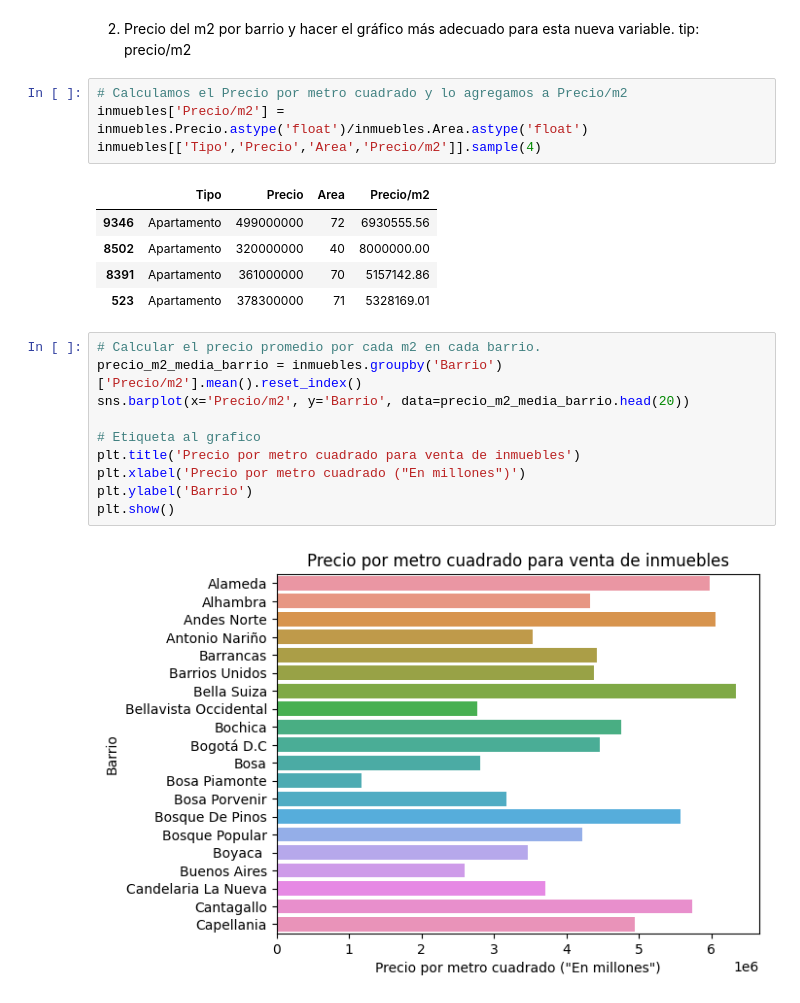
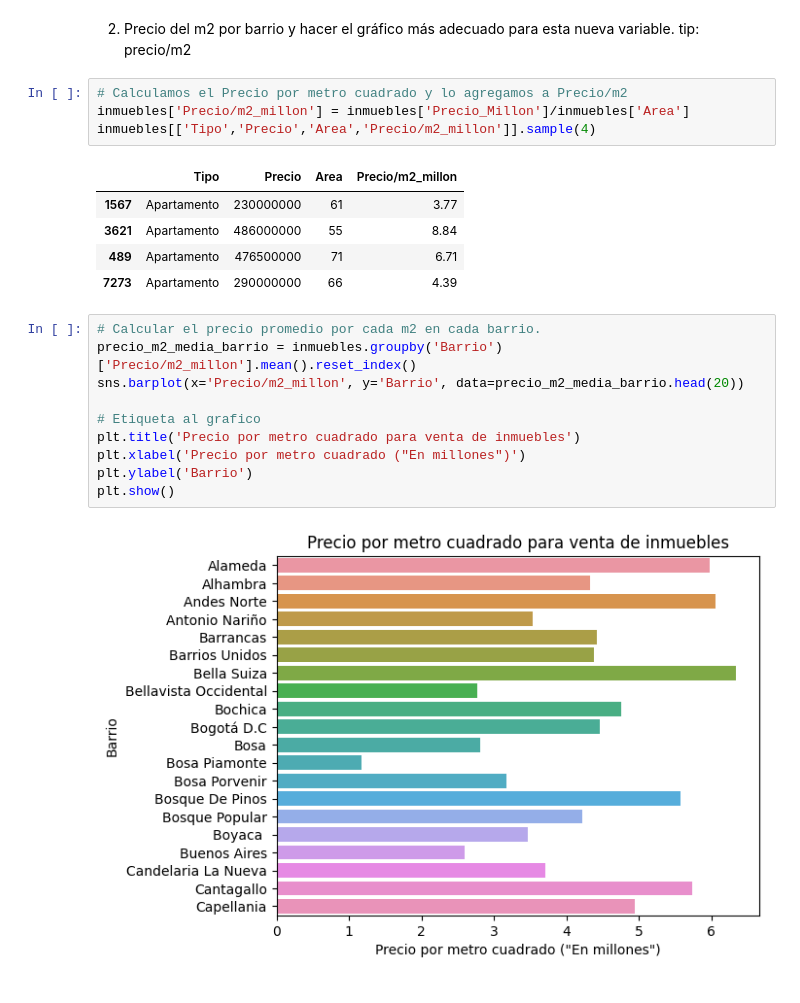
Before and after one commit to nat7e/InmersionAluraLatamDatos, a Jupyter notebook: INMERSION_DATOS_AULA_2.ipynb, the cells around one changed output. Saved outputs shown, nothing was run; the diff lists cells and outputs as text.

```diff
--- a/INMERSION_DATOS_AULA_2.ipynb
+++ b/INMERSION_DATOS_AULA_2.ipynb
@@ -528,23 +528,23 @@ plt.show()
 2. Precio del m2 por barrio y hacer el gráfico más adecuado para esta nueva variable. tip: precio/m2
 # %%
 # Calculamos el Precio por metro cuadrado y lo agregamos a Precio/m2
-inmuebles['Precio/m2'] = inmuebles.Precio.astype('float')/inmuebles.Area.astype('float')
-inmuebles[['Tipo','Precio','Area','Precio/m2']].sample(4)
+inmuebles['Precio/m2_millon'] = inmuebles['Precio_Millon']/inmuebles['Area']
+inmuebles[['Tipo','Precio','Area','Precio/m2_millon']].sample(4)
 # %% [output]
-|  | Tipo | Precio | Area | Precio/m2 |
-| 9346 | Apartamento | 499000000 | 72 | 6930555.56 |
-| 8502 | Apartamento | 320000000 | 40 | 8000000.00 |
-| 8391 | Apartamento | 361000000 | 70 | 5157142.86 |
-| 523 | Apartamento | 378300000 | 71 | 5328169.01 |
+|  | Tipo | Precio | Area | Precio/m2_millon |
+| 1567 | Apartamento | 230000000 | 61 | 3.77 |
+| 3621 | Apartamento | 486000000 | 55 | 8.84 |
+| 489 | Apartamento | 476500000 | 71 | 6.71 |
+| 7273 | Apartamento | 290000000 | 66 | 4.39 |
 # %%
 # Calcular el precio promedio por cada m2 en cada barrio.
-precio_m2_media_barrio = inmuebles.groupby('Barrio')['Precio/m2'].mean().reset_index()
-sns.barplot(x='Precio/m2', y='Barrio', data=precio_m2_media_barrio.head(20))
+precio_m2_media_barrio = inmuebles.groupby('Barrio')['Precio/m2_millon'].mean().reset_index()
+sns.barplot(x='Precio/m2_millon', y='Barrio', data=precio_m2_media_barrio.head(20))
 
 # Etiqueta al grafico
 plt.title('Precio por metro cuadrado para venta de inmuebles')
 plt.xlabel('Precio por metro cuadrado ("En millones")')
 plt.ylabel('Barrio')
 plt.show()
 # %% [output]
-[figure, old version]
+[figure, new version]
```
Also changed, not shown: parts of 7 cells of this notebook.
